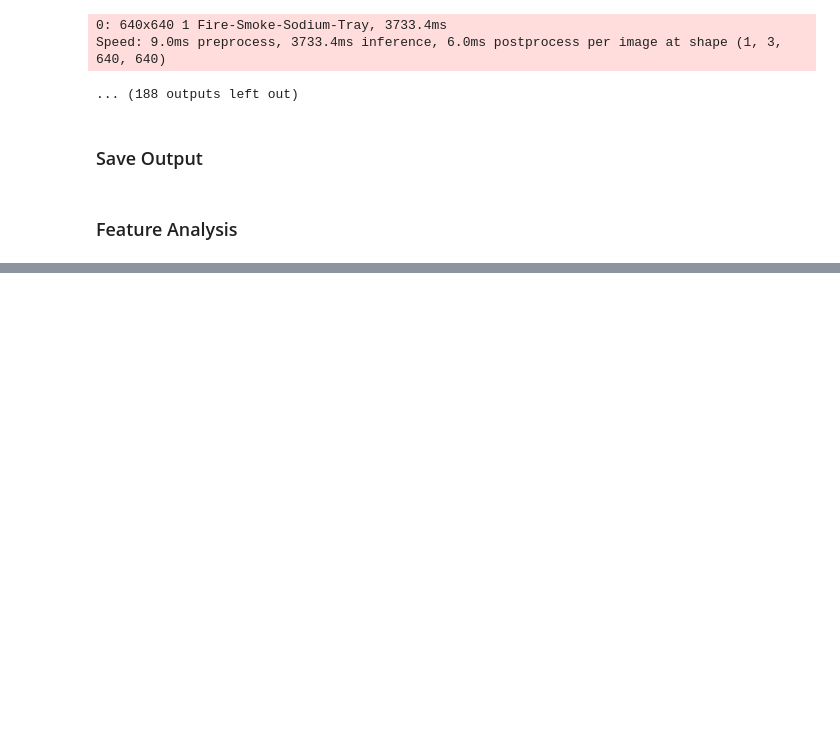
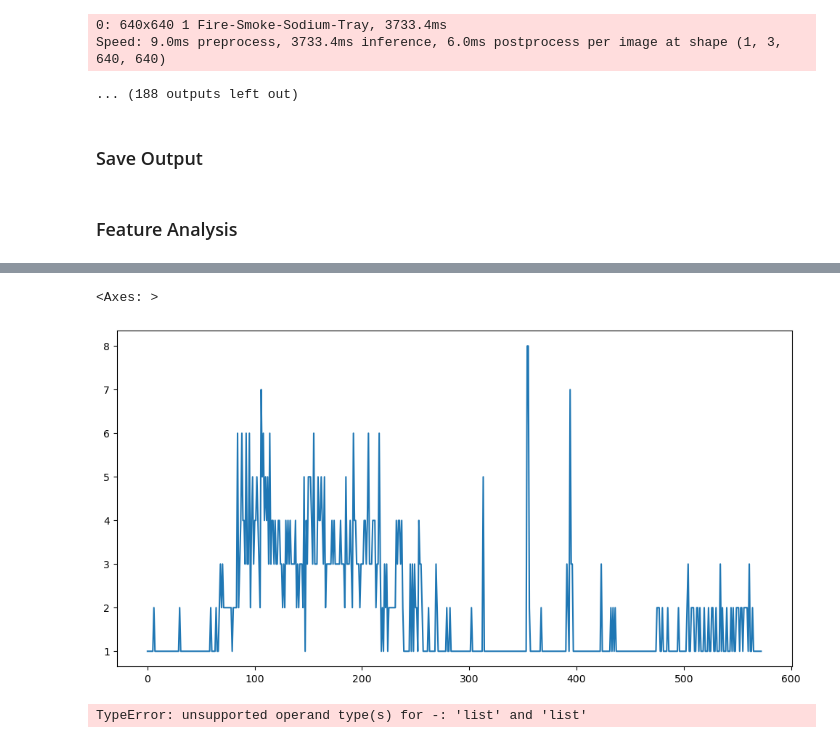
Before and after one commit to muthuganeshece/CVProjects, a Jupyter notebook: SodiumDisposal/Notebook/YOLOv8_Inference.ipynb, the cells around one changed output, grey strips where cells are left out. Drawn from its saved outputs; the diff is of its cells as text; code cells hidden in the pictures; blank space fills up the shorter version.

```diff
--- a/SodiumDisposal/Notebook/YOLOv8_Inference.ipynb
+++ b/SodiumDisposal/Notebook/YOLOv8_Inference.ipynb
@@ -355,0 +375,6 @@ df_feature['Centroids'].apply(len).plot(kind='hist')
+# %%
+plt.figure(figsize=(12,6))
+df_feature['Centroids'].apply(len).plot()
+# %% [output]
+<Axes: >
+[figure, added]
@@ -355,0 +383,4 @@ df_feature['Centroids'].apply(len).plot(kind='hist')
+# %%
+np.linalg.norm()
+# %% [output]
+TypeError: unsupported operand type(s) for -: 'list' and 'list'
```
Also changed, not shown: parts of 9 cells of this notebook.
